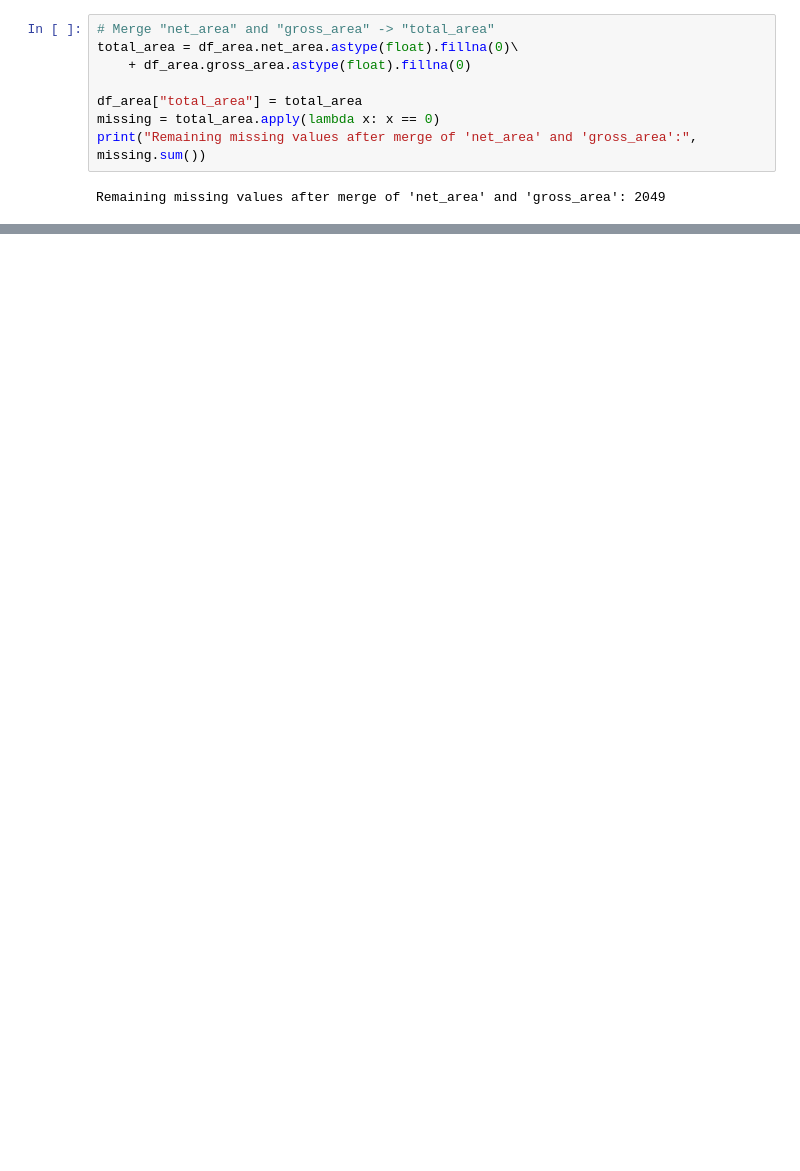
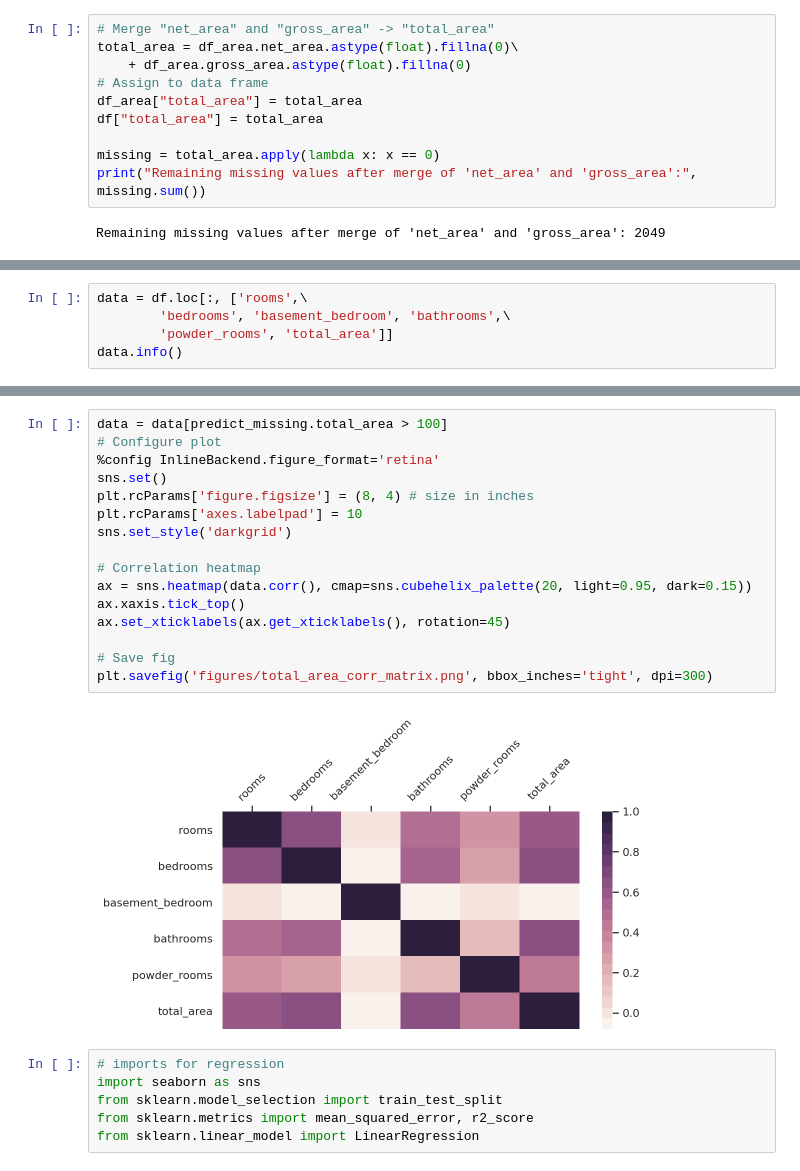
Before and after one commit to Jahnic/Data-Science, a Jupyter notebook: RealEstate/real_estate_scrape.ipynb, the cells around one changed output, grey strips where cells are left out. Drawn from its saved outputs; the diff is of its cells as text; blank space fills up the shorter version.

```diff
--- a/RealEstate/real_estate_scrape.ipynb
+++ b/RealEstate/real_estate_scrape.ipynb
@@ -1415,8 +1442,10 @@ Length of all_area_types: 34
 # Merge "net_area" and "gross_area" -> "total_area"
 total_area = df_area.net_area.astype(float).fillna(0)\
     + df_area.gross_area.astype(float).fillna(0)
+# Assign to data frame
+df_area["total_area"] = total_area
+df["total_area"] = total_area
 
-df_area["total_area"] = total_area
 missing = total_area.apply(lambda x: x == 0)
 print("Remaining missing values after merge of 'net_area' and 'gross_area':", missing.sum())
 # %% [output]
@@ -1423,0 +1475,5 @@ Remaining missing values after merge of 'net_area' and 'gross_area': 2049
+# %%
+data = df.loc[:, ['rooms',\
+        'bedrooms', 'basement_bedroom', 'bathrooms',\
+        'powder_rooms', 'total_area']]
+data.info()
@@ -1423,0 +1494,24 @@ Remaining missing values after merge of 'net_area' and 'gross_area': 2049
+# %%
+data = data[predict_missing.total_area > 100]
+# Configure plot
+%config InlineBackend.figure_format='retina'
+sns.set()
+plt.rcParams['figure.figsize'] = (8, 4) # size in inches
+plt.rcParams['axes.labelpad'] = 10
+sns.set_style('darkgrid')
+
+# Correlation heatmap
+ax = sns.heatmap(data.corr(), cmap=sns.cubehelix_palette(20, light=0.95, dark=0.15))
+ax.xaxis.tick_top()
+ax.set_xticklabels(ax.get_xticklabels(), rotation=45)
+
+# Save fig
+plt.savefig('figures/total_area_corr_matrix.png', bbox_inches='tight', dpi=300)
+# %% [output]
+[figure, added]
+# %%
+# imports for regression
+import seaborn as sns
+from sklearn.model_selection import train_test_split
+from sklearn.metrics import mean_squared_error, r2_score
+from sklearn.linear_model import LinearRegression
```
Also changed, not shown: parts of 32 cells of this notebook.
